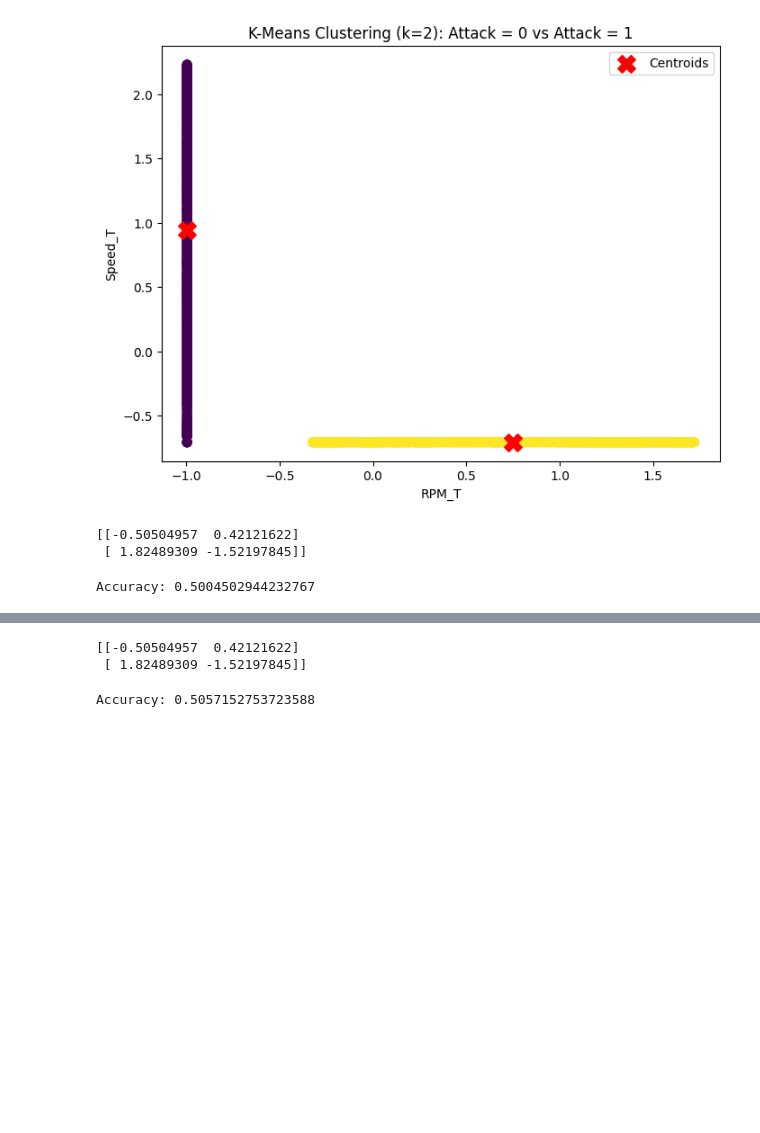
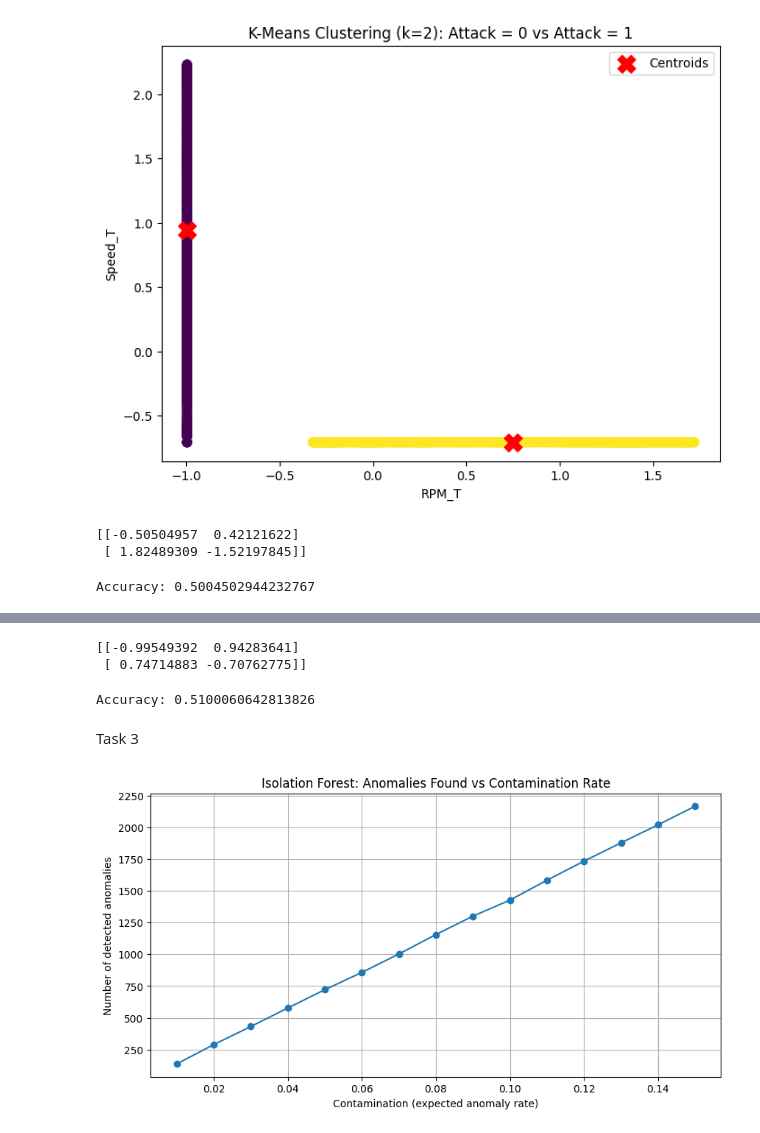
Before and after one commit to sazzeb/simulated-annealing, a Jupyter notebook: CSCE_5214_Assignment_3_Report_Eko_Samuel.ipynb, the cells around one changed output, grey strips where cells are left out. Drawn from its saved outputs; the diff is of its cells as text; code cells hidden in the pictures; blank space fills up the shorter version.

```diff
--- a/CSCE_5214_Assignment_3_Report_Eko_Samuel.ipynb
+++ b/CSCE_5214_Assignment_3_Report_Eko_Samuel.ipynb
@@ -210,7 +214,7 @@ centroids, accuracy = kmeans_centroids_accuracy(fff_injection_df, fff_injection_
 # %% [output]
 Accuracy: 0.5004502944232767
 # %%
-centroids = kmeans_centroids_accuracy(fff_injection_df)
-fff_injection_df['Attack'] = np.random.randint(0, 2, len(fff_injection_df))
+centroids = kmeans_centroids_accuracy(no_injection_df)
+no_injection_df['Attack'] = np.random.randint(0, 2, len(no_injection_df))
 print(centroids)
 # %% [output]
@@ -223,11 +227,30 @@ Accuracy: 0.5021129199861448
 # %%
-centroids = kmeans_centroids_accuracy(fff_injection_df)
-fff_injection_df['Attack'] = np.random.randint(0, 2, len(fff_injection_df))
+centroids = kmeans_centroids_accuracy(rpm_injection_df)
+rpm_injection_df['Attack'] = np.random.randint(0, 2, len(rpm_injection_df))
 print(centroids)
 # %% [output]
-[[-0.50504957  0.42121622]
- [ 1.82489309 -1.52197845]]
+[[-0.99549392  0.94283641]
+ [ 0.74714883 -0.70762775]]
 # %%
-centroids, accuracy = kmeans_centroids_accuracy(fff_injection_df, fff_injection_df['Attack'])
+centroids, accuracy = kmeans_centroids_accuracy(rpm_injection_df, rpm_injection_df['Attack'])
 # %% [output]
-Accuracy: 0.5057152753723588
+Accuracy: 0.5100060642813826
+# %% [markdown]
+Task 3
+# %%
+def isolation_forest_graphs(data, max_steps=10):
+    contamination_rates = np.linspace(0.01, 0.15, max_steps)
+    anomaly_counts = []
+
+    for contamination in contamination_rates:
+        iso = IsolationForest(contamination=contamination, random_state=42)
+        preds = iso.fit_predict(data)
+        anomaly_counts.append(np.sum(preds == -1))
+
+    plt.figure(figsize=(10, 5))
+    plt.plot(contamination_rates, anomaly_counts, 'o-')
+    plt.xlabel('Contamination (expected anomaly rate)')
+    plt.ylabel('Number of detected anomalies')
+    plt.title('Isolation Forest: Anomalies Found vs Contamination Rate')
+    plt.grid(True)
+    plt.show()
@@ -233,0 +295,4 @@ Accuracy: 0.5057152753723588
+# %%
+isolation_forest_graphs(fff_injection_df[['RPM_T', 'Speed_T']], 15)
+# %% [output]
+[figure, added]
```
Also changed, not shown: parts of 31 cells of this notebook.
